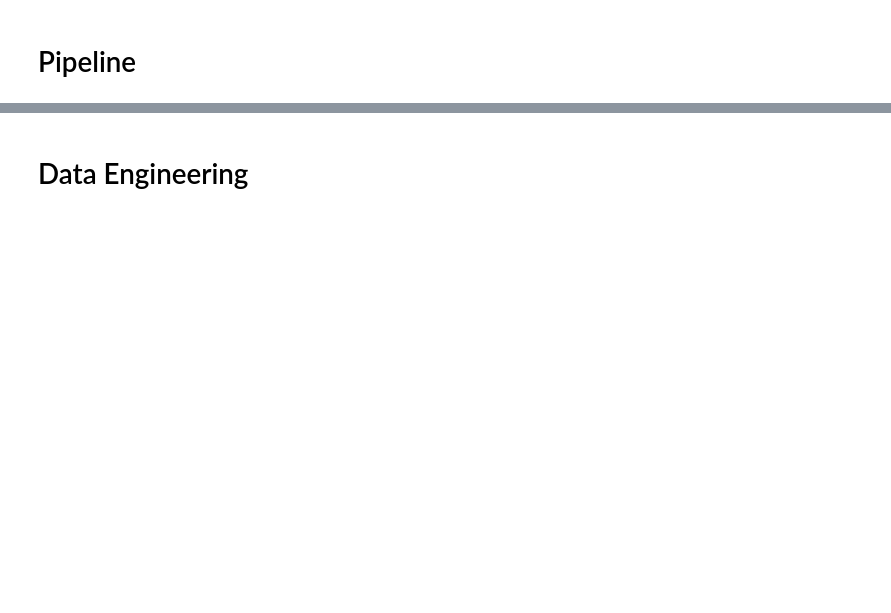
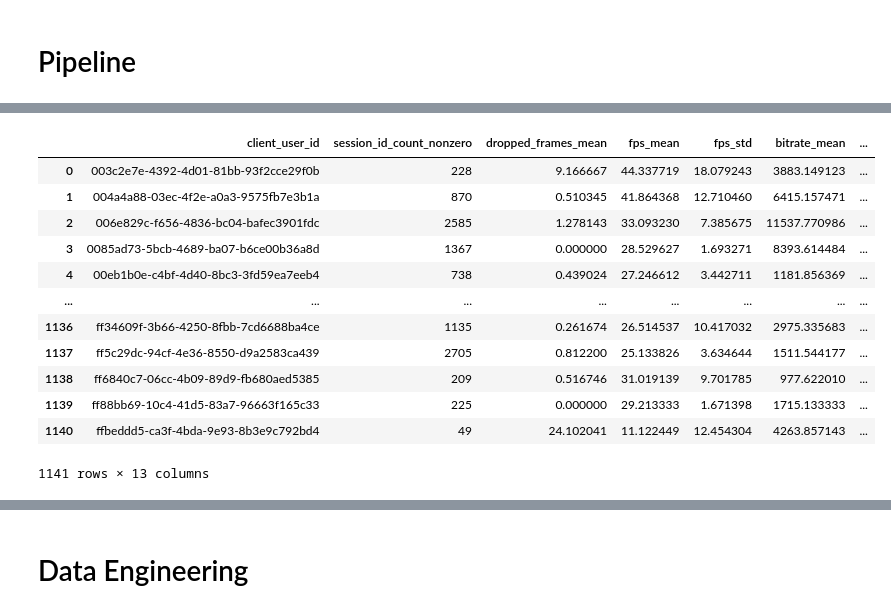
Before and after one commit to VecnaSecrets/sdp_assignment_2, a Jupyter notebook: main.ipynb, the cells around one changed output, grey strips where cells are left out. Drawn from its saved outputs; the diff is of its cells as text; code cells hidden in the pictures; blank space fills up the shorter version.

```diff
--- a/main.ipynb
+++ b/main.ipynb
@@ -114,3 +111,19 @@ df_ = df_.reset_index()
+# %%
+df_
+# %% [output]
+|  | client_user_id | session_id_count_nonzero | dropped_frames_mean | fps_mean | fps_std | bitrate_mean | ... |
+| 0 | 003c2e7e-4392-4d01-81bb-93f2cce29f0b | 228 | 9.166667 | 44.337719 | 18.079243 | 3883.149123 | ... |
+| 1 | 004a4a88-03ec-4f2e-a0a3-9575fb7e3b1a | 870 | 0.510345 | 41.864368 | 12.710460 | 6415.157471 | ... |
+| 2 | 006e829c-f656-4836-bc04-bafec3901fdc | 2585 | 1.278143 | 33.093230 | 7.385675 | 11537.770986 | ... |
+| 3 | 0085ad73-5bcb-4689-ba07-b6ce00b36a8d | 1367 | 0.000000 | 28.529627 | 1.693271 | 8393.614484 | ... |
+| 4 | 00eb1b0e-c4bf-4d40-8bc3-3fd59ea7eeb4 | 738 | 0.439024 | 27.246612 | 3.442711 | 1181.856369 | ... |
+| ... | ... | ... | ... | ... | ... | ... | ... |
+| 1136 | ff34609f-3b66-4250-8fbb-7cd6688ba4ce | 1135 | 0.261674 | 26.514537 | 10.417032 | 2975.335683 | ... |
+| 1137 | ff5c29dc-94cf-4e36-8550-d9a2583ca439 | 2705 | 0.812200 | 25.133826 | 3.634644 | 1511.544177 | ... |
+| 1138 | ff6840c7-06cc-4b09-89d9-fb680aed5385 | 209 | 0.516746 | 31.019139 | 9.701785 | 977.622010 | ... |
+| 1139 | ff88bb69-10c4-41d5-83a7-96663f165c33 | 225 | 0.000000 | 29.213333 | 1.671398 | 1715.133333 | ... |
+| 1140 | ffbeddd5-ca3f-4bda-9e93-8b3e9c792bd4 | 49 | 24.102041 | 11.122449 | 12.454304 | 4263.857143 | ... |
+1141 rows × 13 columns
 # %%
 df_.timestamp_ptp = df_.timestamp_ptp.dt.total_seconds() / 3600
 df_.device_unique = df_.device_unique.apply(func=lambda x: ", ".join(x))
```
Also changed, not shown: parts of 16 cells of this notebook.
